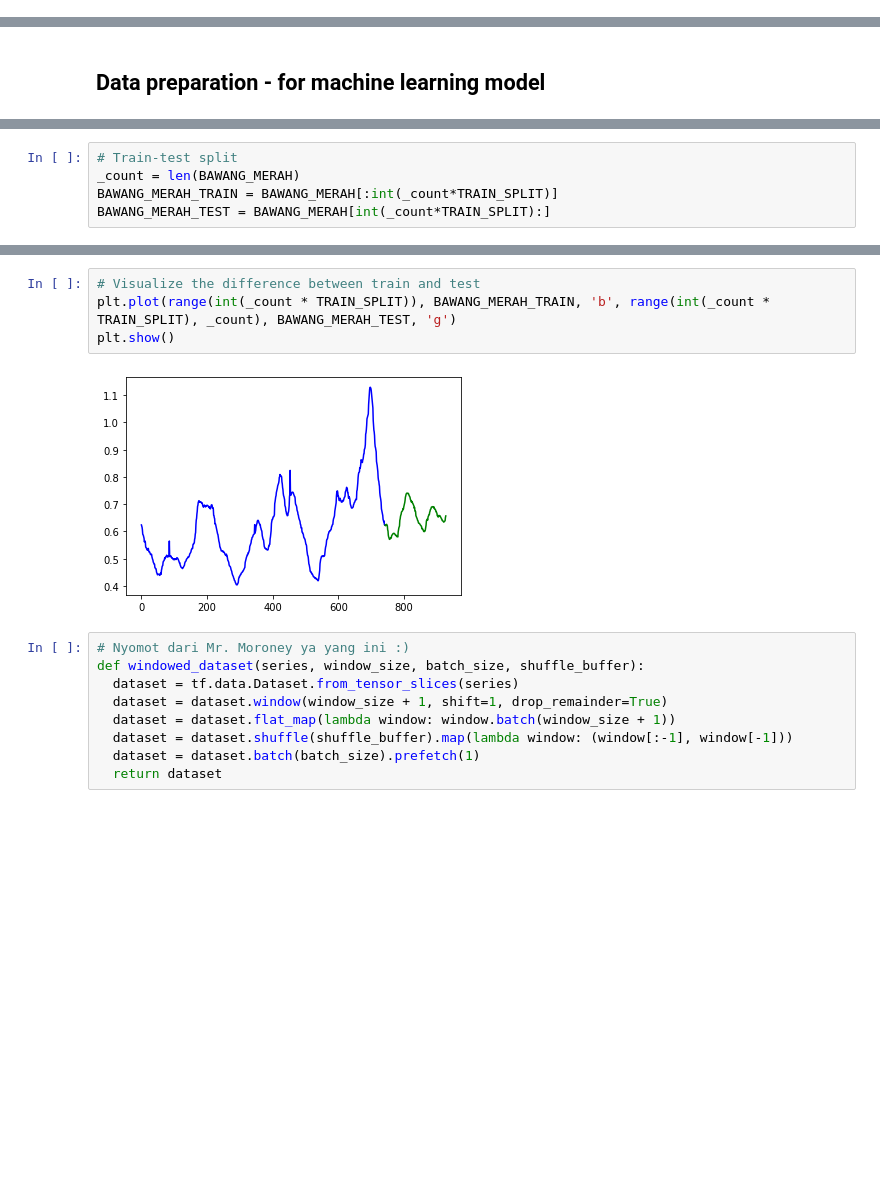
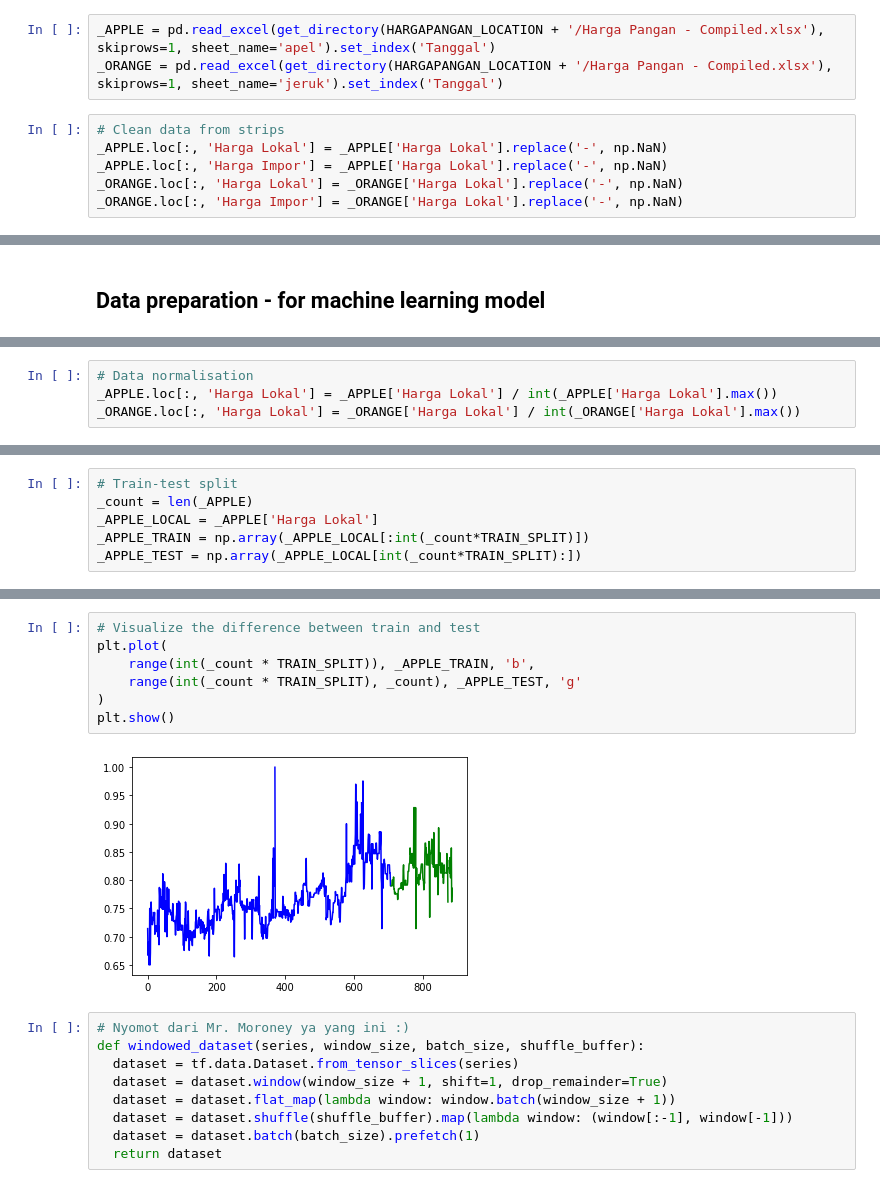
Before and after one commit to dewirizki/bangkit2021_machinelearning, a Jupyter notebook: price-recommender-dev-CNN.ipynb, the cells around one changed output, grey strips where cells are left out. Saved outputs shown, nothing was run; the diff lists cells and outputs as text; blank space fills up the shorter version.

```diff
--- a/price-recommender-dev-CNN.ipynb
+++ b/price-recommender-dev-CNN.ipynb
@@ -64,0 +30,9 @@ HARGA_PANGAN_BERAS = np.delete(HARGA_PANGAN['Beras'].values, 0).astype(int)
+# %%
+_APPLE = pd.read_excel(get_directory(HARGAPANGAN_LOCATION + '/Harga Pangan - Compiled.xlsx'), skiprows=1, sheet_name='apel').set_index('Tanggal')
+_ORANGE = pd.read_excel(get_directory(HARGAPANGAN_LOCATION + '/Harga Pangan - Compiled.xlsx'), skiprows=1, sheet_name='jeruk').set_index('Tanggal')
+# %%
+# Clean data from strips
+_APPLE.loc[:, 'Harga Lokal'] = _APPLE['Harga Lokal'].replace('-', np.NaN)
+_APPLE.loc[:, 'Harga Impor'] = _APPLE['Harga Lokal'].replace('-', np.NaN)
+_ORANGE.loc[:, 'Harga Lokal'] = _ORANGE['Harga Lokal'].replace('-', np.NaN)
+_ORANGE.loc[:, 'Harga Impor'] = _ORANGE['Harga Lokal'].replace('-', np.NaN)
@@ -113,0 +161,4 @@ BAWANG_MERAH = BAWANG_MERAH / 50000
+# %%
+# Data normalisation
+_APPLE.loc[:, 'Harga Lokal'] = _APPLE['Harga Lokal'] / int(_APPLE['Harga Lokal'].max())
+_ORANGE.loc[:, 'Harga Lokal'] = _ORANGE['Harga Lokal'] / int(_ORANGE['Harga Lokal'].max())
@@ -114,5 +183,6 @@ BAWANG_MERAH = BAWANG_MERAH / 50000
 # %%
 # Train-test split
-_count = len(BAWANG_MERAH)
-BAWANG_MERAH_TRAIN = BAWANG_MERAH[:int(_count*TRAIN_SPLIT)]
-BAWANG_MERAH_TEST = BAWANG_MERAH[int(_count*TRAIN_SPLIT):]
+_count = len(_APPLE)
+_APPLE_LOCAL = _APPLE['Harga Lokal']
+_APPLE_TRAIN = np.array(_APPLE_LOCAL[:int(_count*TRAIN_SPLIT)])
+_APPLE_TEST = np.array(_APPLE_LOCAL[int(_count*TRAIN_SPLIT):])
@@ -119,9 +209,12 @@ BAWANG_MERAH_TEST = BAWANG_MERAH[int(_count*TRAIN_SPLIT):]
 # %%
 # Visualize the difference between train and test
-plt.plot(range(int(_count * TRAIN_SPLIT)), BAWANG_MERAH_TRAIN, 'b', range(int(_count * TRAIN_SPLIT), _count), BAWANG_MERAH_TEST, 'g')
+plt.plot(
+    range(int(_count * TRAIN_SPLIT)), _APPLE_TRAIN, 'b',
+    range(int(_count * TRAIN_SPLIT), _count), _APPLE_TEST, 'g'
+)
 plt.show()
 # %% [output]
-[figure, old version]
+[figure, new version]
 # %%
 # Nyomot dari Mr. Moroney ya yang ini :)
 def windowed_dataset(series, window_size, batch_size, shuffle_buffer):
```
Also changed, not shown: parts of 28 cells of this notebook, 27 other files.
